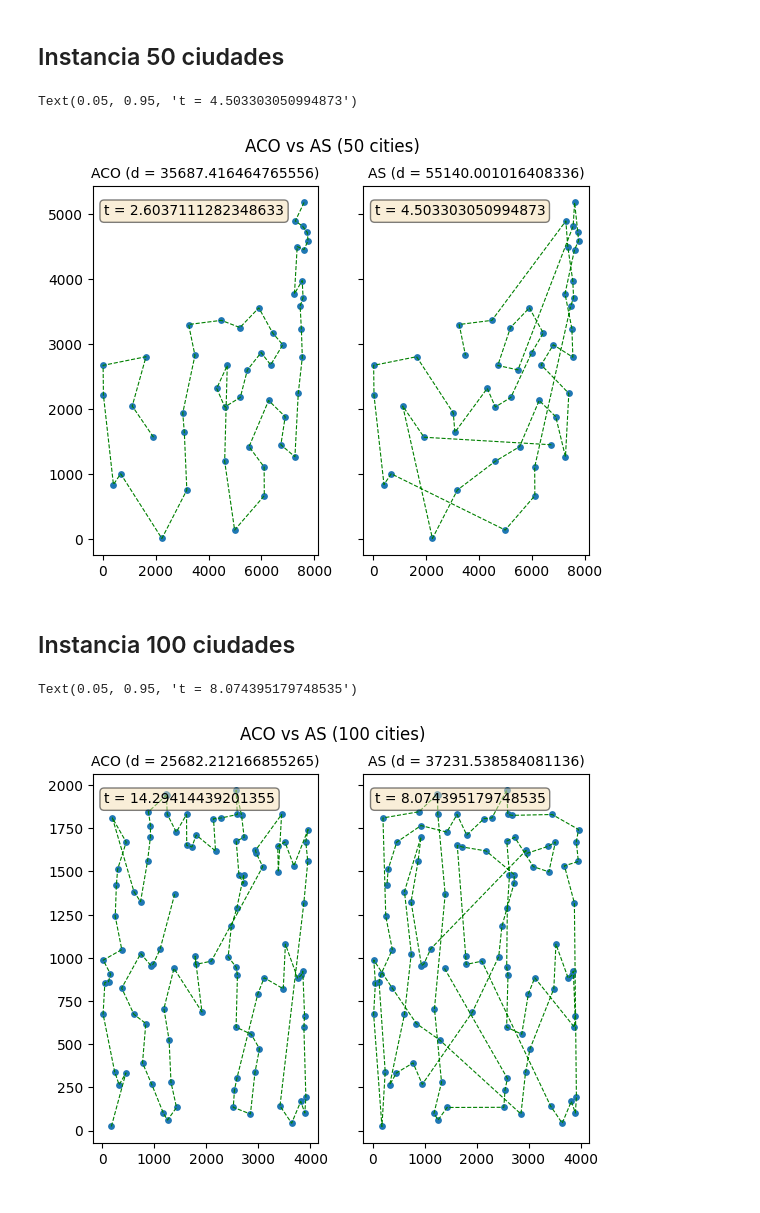
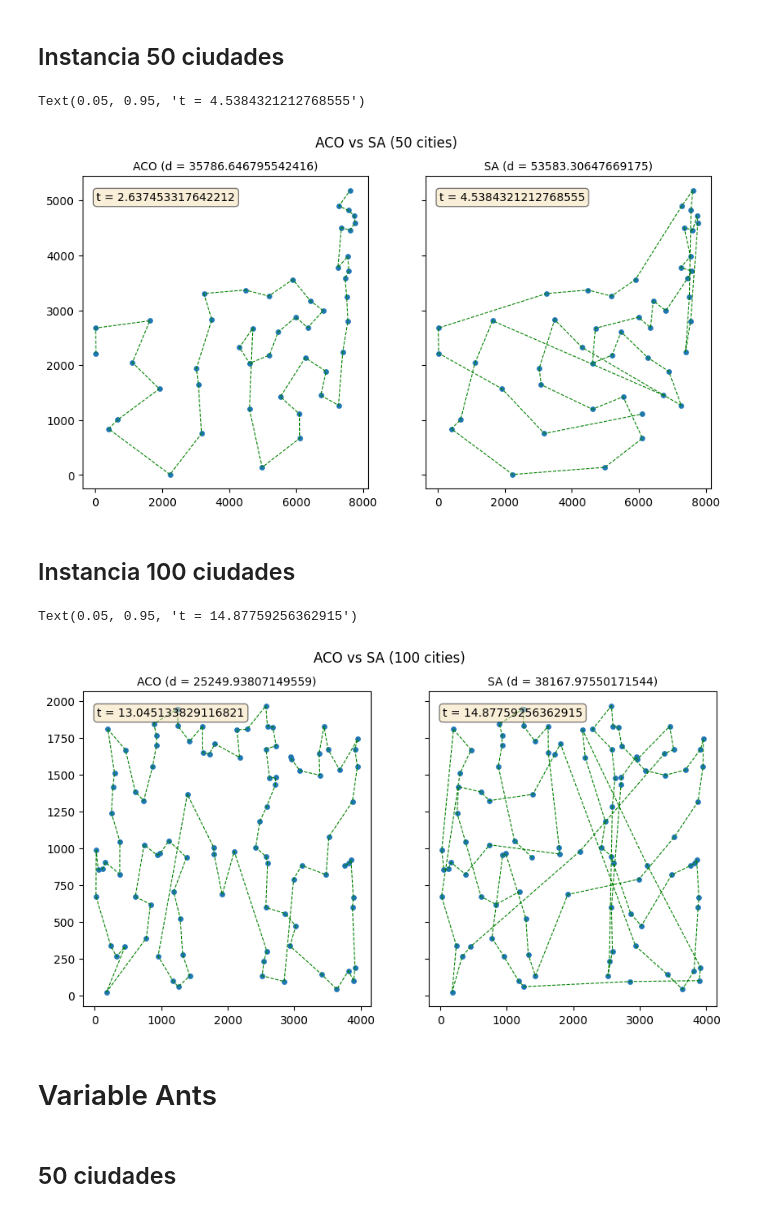
Before and after one commit to JorgeValenzuelaC/Proyecto-MA4402, a Jupyter notebook: Notebook.ipynb, the cells around one changed output. Saved outputs shown, nothing was run; the diff lists cells and outputs as text; code cells hidden in the pictures.

```diff
--- a/Notebook.ipynb
+++ b/Notebook.ipynb
@@ -132,0 +245,16 @@ Text(0, 0.5, 'distancia optima')
+# %%
+graph_analisis_heat_2 = []
+with open('a30.txt') as f:
+    for line in f.readlines():
+        city = line.split(' ')
+        graph_analisis_heat_2.append([int(city[0]) - 1, float(city[1]), float(city[2])])
+# %%
+for i in range(9):
+    for j in range(9):
+        rho_test = 0.1 * (i + 1)
+        Q_test = 1.0 * (j + 1)
+        suma = 0
+        for k in range(10):
+            opt_dist_heat_2 = ACO(graph_analisis_heat_2, ants = 30, iterations = 20, alpha = 4.0, beta = 4.0, rho = rho_test, Q = Q_test)[1]
+            suma += opt_dist_heat_2
+        opt_dist_matrix_2[i, j] = suma / 10
@@ -139,11 +294,9 @@ import time
 # %%
 graph_vs_1 = []
-points_analisis = []
 with open('a30.txt') as f:
     for line in f.readlines():
         city = line.split(' ')
         graph_vs_1.append([int(city[0]) - 1, float(city[1]), float(city[2])])
-        points.append([city[1], city[2]])
 
 X_vs_1, Y_vs_1 = [], []
 for i in graph_vs_1:
@@ -219,12 +372,10 @@ Text(0.05, 0.95, 't = 3.601560354232788')
 ## Instancia 50 ciudades
 # %%
 graph_vs_2 = []
-points_analisis = []
 with open('a50.txt') as f:
     for line in f.readlines():
         city = line.split(' ')
         graph_vs_2.append([int(city[0]) - 1, float(city[1]), float(city[2])])
-        points.append([city[1], city[2]])
 
 X_vs_2, Y_vs_2 = [], []
 for i in graph_vs_2:
@@ -270,32 +421,32 @@ SA_time_2 = end_time_SA_2 - start_time_SA_2
 # %%
 X_path_ACO_vs_2, Y_path_ACO_vs_2 = [], []
 for i in opt_path_vs_2:
     X_path_ACO_vs_2.append(graph_vs_2[i][1])
     Y_path_ACO_vs_2.append(graph_vs_2[i][2])
 
 X_path_AS_vs_2, Y_path_AS_vs_2 = [], []
 for i in P_vs_2:
     X_path_AS_vs_2.append(graph_vs_2[i][1])
     Y_path_AS_vs_2.append(graph_vs_2[i][2])
 
-fig, (ax1, ax2) = plt.subplots(1, 2, sharey='row')
-fig.suptitle('ACO vs AS (50 cities)')
+fig, (ax1, ax2) = plt.subplots(1, 2, sharey='row', figsize=(10, 5))
+fig.suptitle('ACO vs SA (50 cities)')
 props = dict(boxstyle='round', facecolor='wheat', alpha=0.5)
 
 ax1.scatter(X_vs_2, Y_vs_2, marker='o', s=15)
 ax1.plot(X_path_ACO_vs_2, Y_path_ACO_vs_2, c='g', linewidth=0.8, linestyle="--")
 ax1.set_title('ACO (d = {})'.format(opt_dist_vs_2), fontsize=10)
 ax1.text(0.05, 0.95, 't = {}'.format(ACO_time_2), transform=ax1.transAxes, fontsize=10,
         verticalalignment='top', bbox=props)
 
 ax2.scatter(X_vs_2, Y_vs_2, marker='o', s=15)
 ax2.plot(X_path_AS_vs_2, Y_path_AS_vs_2, c='g', linewidth=0.8, linestyle="--")
-ax2.set_title('AS (d = {})'.format(distancia_vs_2), fontsize=10)
+ax2.set_title('SA (d = {})'.format(distancia_vs_2), fontsize=10)
 ax2.text(0.05, 0.95, 't = {}'.format(SA_time_2), transform=ax2.transAxes, fontsize=10,
         verticalalignment='top', bbox=props)
 # %% [output]
-Text(0.05, 0.95, 't = 4.503303050994873')
+Text(0.05, 0.95, 't = 4.5384321212768555')
-[figure, old version]
+[figure, new version]
 # %% [markdown]
 ## Instancia 100 ciudades
 # %%
@@ -359,8 +508,8 @@ for i in P_vs_3:
     X_path_AS_vs_3.append(graph_vs_3[i][1])
     Y_path_AS_vs_3.append(graph_vs_3[i][2])
 
-fig, (ax1, ax2) = plt.subplots(1, 2, sharey='row')
-fig.suptitle('ACO vs AS (100 cities)')
+fig, (ax1, ax2) = plt.subplots(1, 2, sharey='row', figsize=(10, 5))
+fig.suptitle('ACO vs SA (100 cities)')
 props = dict(boxstyle='round', facecolor='wheat', alpha=0.5)
 
 ax1.scatter(X_vs_3, Y_vs_3, marker='o', s=15)
@@ -371,9 +520,13 @@ ax1.text(0.05, 0.95, 't = {}'.format(ACO_time_3), transform=ax1.transAxes, fonts
 
 ax2.scatter(X_vs_3, Y_vs_3, marker='o', s=15)
 ax2.plot(X_path_AS_vs_3, Y_path_AS_vs_3, c='g', linewidth=0.8, linestyle="--")
-ax2.set_title('AS (d = {})'.format(distancia_vs_3), fontsize=10)
+ax2.set_title('SA (d = {})'.format(distancia_vs_3), fontsize=10)
 ax2.text(0.05, 0.95, 't = {}'.format(SA_time_3), transform=ax2.transAxes, fontsize=10,
         verticalalignment='top', bbox=props)
 # %% [output]
-Text(0.05, 0.95, 't = 8.074395179748535')
+Text(0.05, 0.95, 't = 14.87759256362915')
-[figure, old version]
+[figure, new version]
+# %% [markdown]
+# Variable Ants
+# %% [markdown]
+## 50 ciudades
```
Also changed, not shown: parts of 37 cells of this notebook, 1 other file.
